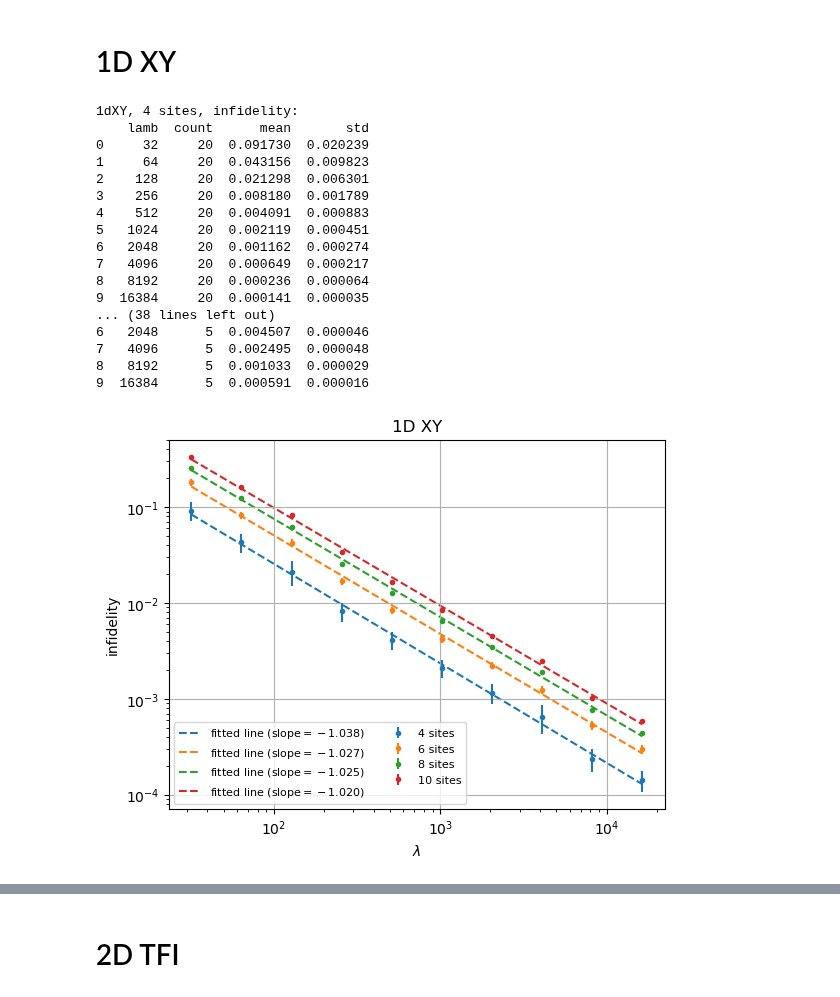
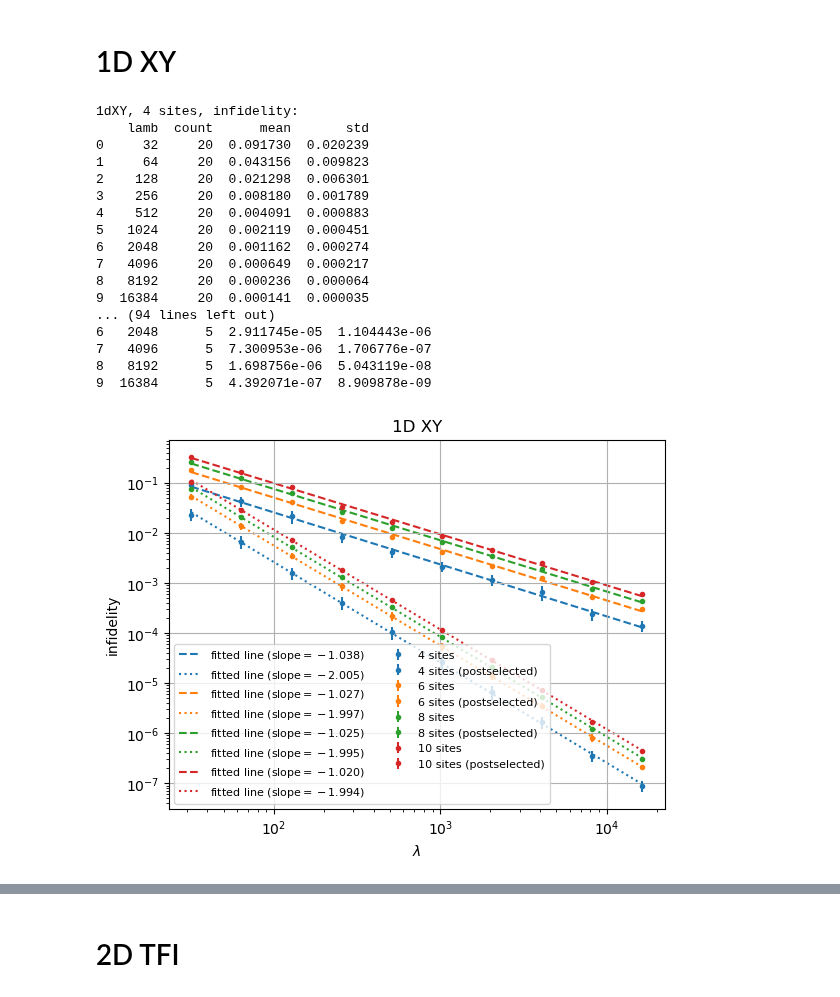
Before and after one commit to sqrta/ErrorSupression, a Jupyter notebook: use-dynamite/data/plot_sweep_lamb.ipynb, the cells around one changed output, grey strips where cells are left out. Saved outputs shown, nothing was run; the diff lists cells and outputs as text; code cells hidden in the pictures.

```diff
--- a/use-dynamite/data/plot_sweep_lamb.ipynb
+++ b/use-dynamite/data/plot_sweep_lamb.ipynb
@@ -105,6 +102,6 @@ plt.show()
 # %%
 model = "1dTFIM"
-for nb in [2,3,4]:
+for nb in [2,3,4,5]:
     n_logi = 2 * nb
     data_lamb, data_seed, data_leakage = [], [], []
 
@@ -218,57 +215,56 @@ for nb in [2,3,4,5]:
     plt.plot(lamb_arr, np.exp(lr.slope * np.log(lamb_arr) + lr.intercept),
             label='fitted line (slope$={:.3f}$)'.format(lr.slope),
             color=plt.gca().lines[-1].get_color(),
             zorder=1,
             linestyle="--")
 
-    if draw_postselection:
-        newdf = df.groupby("lamb")["postsel_infidelity"].agg(['count', 'mean', 'std']).reset_index()
-        print(f"{model}, {n_logi} sites, postselected infidelity:")
-        print(newdf)
-        print("\n")
-        lamb_arr = newdf["lamb"].to_numpy()
-        mean_arr = newdf["mean"].to_numpy()
-        std_arr = newdf["std"].to_numpy()
+    newdf = df.groupby("lamb")["postsel_infidelity"].agg(['count', 'mean', 'std']).reset_index()
+    print(f"{model}, {n_logi} sites, postselected infidelity:")
+    print(newdf)
+    print("\n")
+    lamb_arr = newdf["lamb"].to_numpy()
+    mean_arr = newdf["mean"].to_numpy()
+    std_arr = newdf["std"].to_numpy()
 
-        plt.errorbar(lamb_arr, mean_arr, yerr=std_arr,
-                    label=f'{n_logi} sites (postselected)',
-                    color=plt.gca().lines[-1].get_color(),
-                    fmt='o', markersize=3, zorder=2)
+    plt.errorbar(lamb_arr, mean_arr, yerr=std_arr,
+                label=f'{n_logi} sites (postselected)',
+                color=plt.gca().lines[-1].get_color(),
+                fmt='o', markersize=3, zorder=2)
 
-        lr = scipy.stats.linregress(np.log(lamb_arr), np.log(mean_arr))
-        plt.plot(lamb_arr, np.exp(lr.slope * np.log(lamb_arr) + lr.intercept),
-                label='fitted line (slope$={:.3f}$)'.format(lr.slope),
-                color=plt.gca().lines[-1].get_color(),
-                zorder=1,
-                linestyle=":")
+    lr = scipy.stats.linregress(np.log(lamb_arr), np.log(mean_arr))
+    plt.plot(lamb_arr, np.exp(lr.slope * np.log(lamb_arr) + lr.intercept),
+            label='fitted line (slope$={:.3f}$)'.format(lr.slope),
+            color=plt.gca().lines[-1].get_color(),
+            zorder=1,
+            linestyle=":")
 
 plt.xscale("log")
 plt.yscale("log")
 plt.xlabel(r"$\lambda$")
 plt.ylabel("infidelity")
 plt.title("1D XY")
 plt.legend(ncol=2, prop={'size': 8}, loc="lower left")
 plt.grid()
-plt.savefig(f"{model}_sweep_lamb_noise=0.1_t=1.pdf", format="pdf", bbox_inches="tight")
+# plt.savefig(f"{model}_sweep_lamb_noise=0.1_t=1.pdf", format="pdf", bbox_inches="tight")
 plt.show()
 # %% [output]
 1dXY, 4 sites, infidelity:
     lamb  count      mean       std
 0     32     20  0.091730  0.020239
 1     64     20  0.043156  0.009823
 2    128     20  0.021298  0.006301
 3    256     20  0.008180  0.001789
 4    512     20  0.004091  0.000883
 5   1024     20  0.002119  0.000451
 6   2048     20  0.001162  0.000274
 7   4096     20  0.000649  0.000217
 8   8192     20  0.000236  0.000064
 9  16384     20  0.000141  0.000035
-... (38 lines left out)
-6   2048      5  0.004507  0.000046
-7   4096      5  0.002495  0.000048
-8   8192      5  0.001033  0.000029
-9  16384      5  0.000591  0.000016
+... (94 lines left out)
+6   2048      5  2.911745e-05  1.104443e-06
+7   4096      5  7.300953e-06  1.706776e-07
+8   8192      5  1.698756e-06  5.043119e-08
+9  16384      5  4.392071e-07  8.909878e-09
-[figure, old version]
+[figure, new version]
 # %%
 model = "1dXZ"
```
Also changed, not shown: parts of 9 cells of this notebook.
